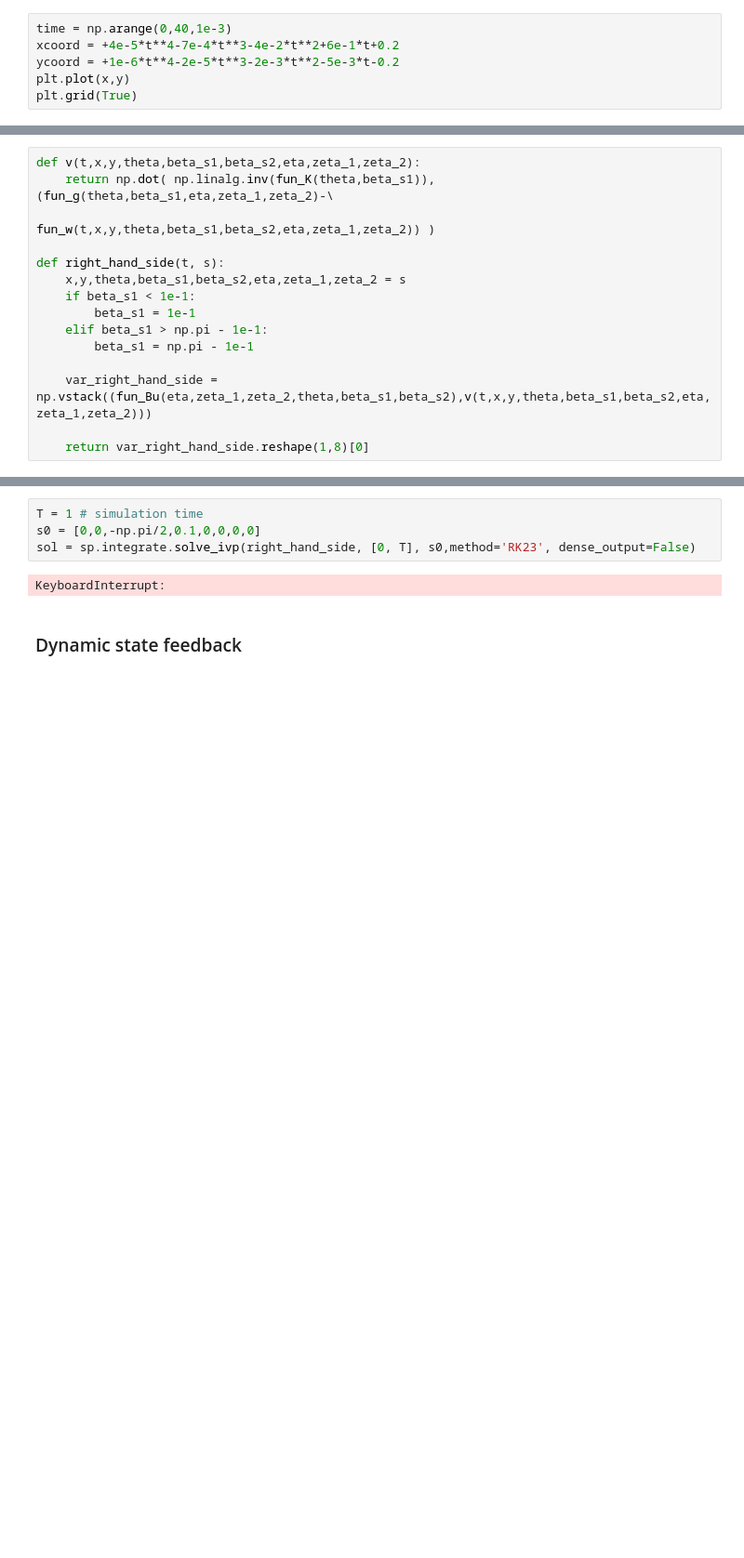
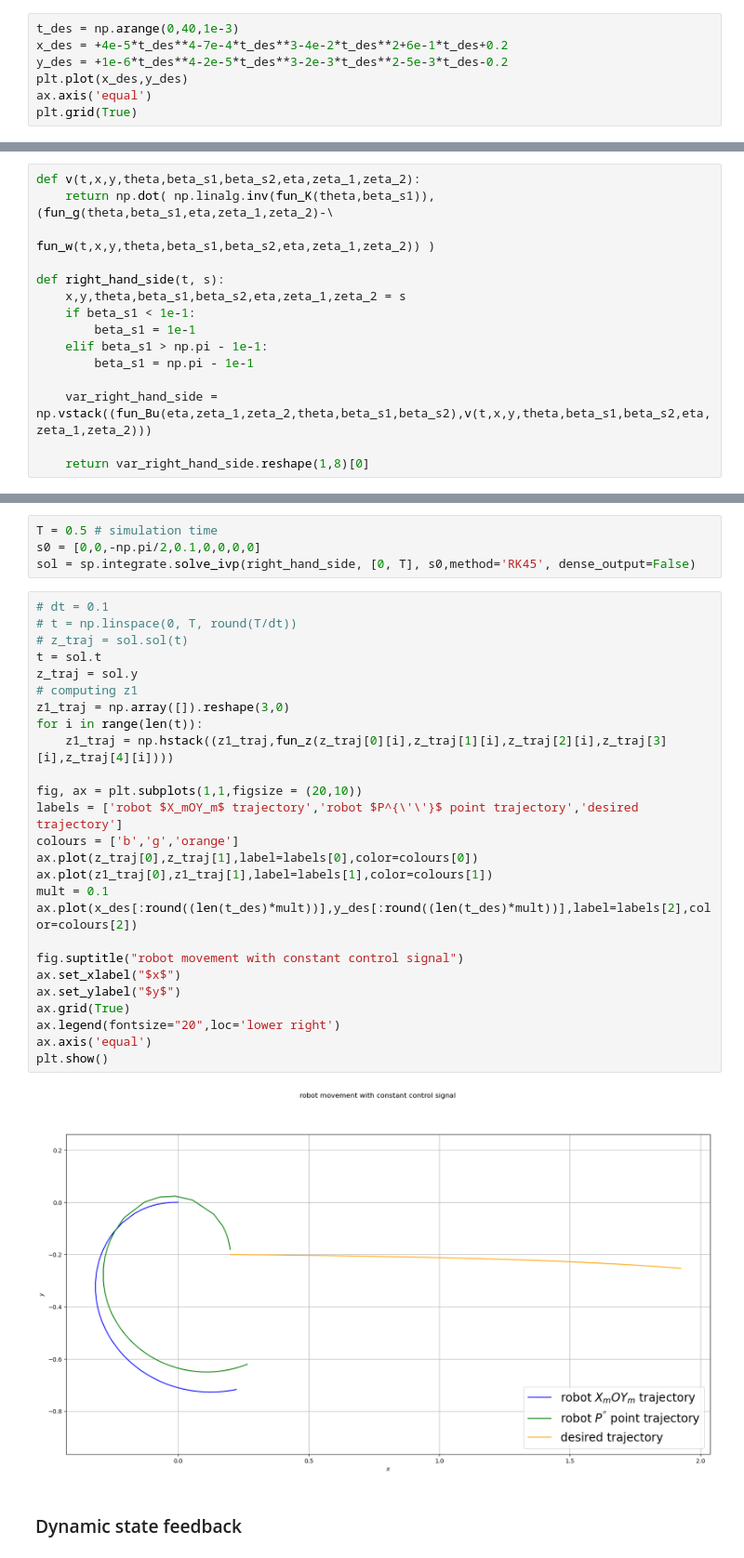
Before and after one commit to dvogureckiy99/TPandC, a Jupyter notebook: lab2.ipynb, the cells around one changed output, grey strips where cells are left out. Shown at 93% size. Saved outputs shown, nothing was run; the diff lists cells and outputs as text; blank space fills up the shorter version.

```diff
--- a/lab2.ipynb
+++ b/lab2.ipynb
@@ -209,10 +208,11 @@ $\displaystyle z_{1d}=\left[\begin{matrix}- 0.001 t^{3} - 0.04 t^{2} + 0.6 t + 0
 $\displaystyle \dot z_{1d}=\left[\begin{matrix}- 0.002 t^{2} - 0.08 t + 0.6\\- 0.004 t - 0.005\\0\end{matrix}\right]$
 $\displaystyle \ddot z_{1d}=\left[\begin{matrix}- 0.004 t - 0.08\\-0.004\\0\end{matrix}\right]$
 # %%
-time = np.arange(0,40,1e-3)
-xcoord = +4e-5*t**4-7e-4*t**3-4e-2*t**2+6e-1*t+0.2
-ycoord = +1e-6*t**4-2e-5*t**3-2e-3*t**2-5e-3*t-0.2
-plt.plot(x,y)
+t_des = np.arange(0,40,1e-3)
+x_des = +4e-5*t_des**4-7e-4*t_des**3-4e-2*t_des**2+6e-1*t_des+0.2
+y_des = +1e-6*t_des**4-2e-5*t_des**3-2e-3*t_des**2-5e-3*t_des-0.2
+plt.plot(x_des,y_des)
+ax.axis('equal')
 plt.grid(True)
 # %% [output]
 [figure]
@@ -280,8 +285,34 @@ def right_hand_side(t, s):
 # %%
-T = 1 # simulation time
+T = 0.5 # simulation time
 s0 = [0,0,-np.pi/2,0.1,0,0,0,0]
-sol = sp.integrate.solve_ivp(right_hand_side, [0, T], s0,method='RK23', dense_output=False)
+sol = sp.integrate.solve_ivp(right_hand_side, [0, T], s0,method='RK45', dense_output=False)
-# %% [output]
-KeyboardInterrupt:
+# %%
+# dt = 0.1
+# t = np.linspace(0, T, round(T/dt))
+# z_traj = sol.sol(t)
+t = sol.t
+z_traj = sol.y
+# computing z1
+z1_traj = np.array([]).reshape(3,0)
+for i in range(len(t)):
+    z1_traj = np.hstack((z1_traj,fun_z(z_traj[0][i],z_traj[1][i],z_traj[2][i],z_traj[3][i],z_traj[4][i])))
+
+fig, ax = plt.subplots(1,1,figsize = (20,10))
+labels = ['robot $X_mOY_m$ trajectory','robot $P^{\'\'}$ point trajectory','desired trajectory']
+colours = ['b','g','orange']
+ax.plot(z_traj[0],z_traj[1],label=labels[0],color=colours[0])
+ax.plot(z1_traj[0],z1_traj[1],label=labels[1],color=colours[1])
+mult = 0.1
+ax.plot(x_des[:round((len(t_des)*mult))],y_des[:round((len(t_des)*mult))],label=labels[2],color=colours[2])
+
+fig.suptitle("robot movement with constant control signal")
+ax.set_xlabel("$x$")
+ax.set_ylabel("$y$")
+ax.grid(True)
+ax.legend(fontsize="20",loc='lower right')
+ax.axis('equal')
+plt.show()
+# %% [output]
+[figure, added]
 # %% [markdown]
 ### Dynamic state feedback
```
Also changed, not shown: parts of 2 cells of this notebook.
